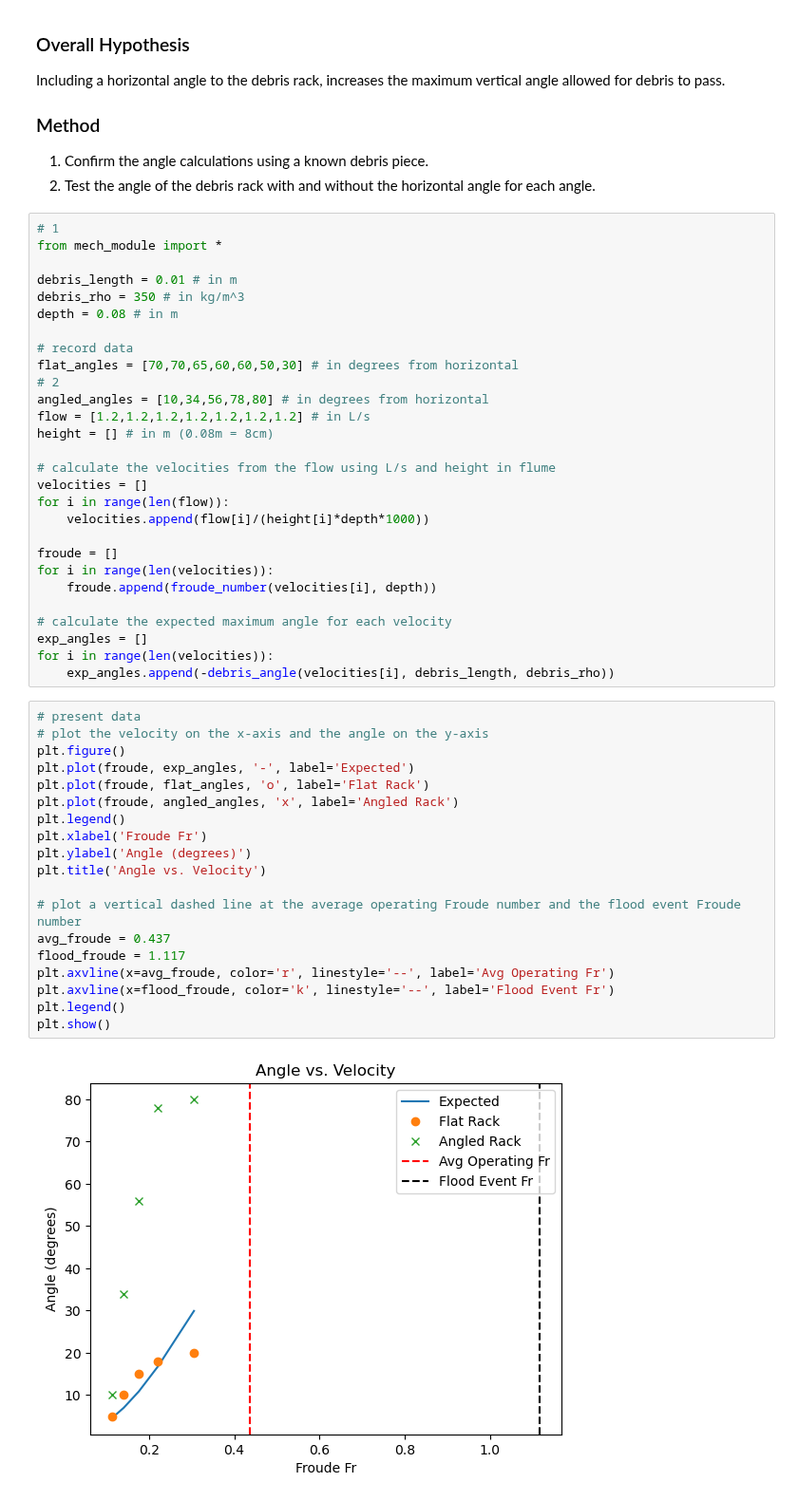
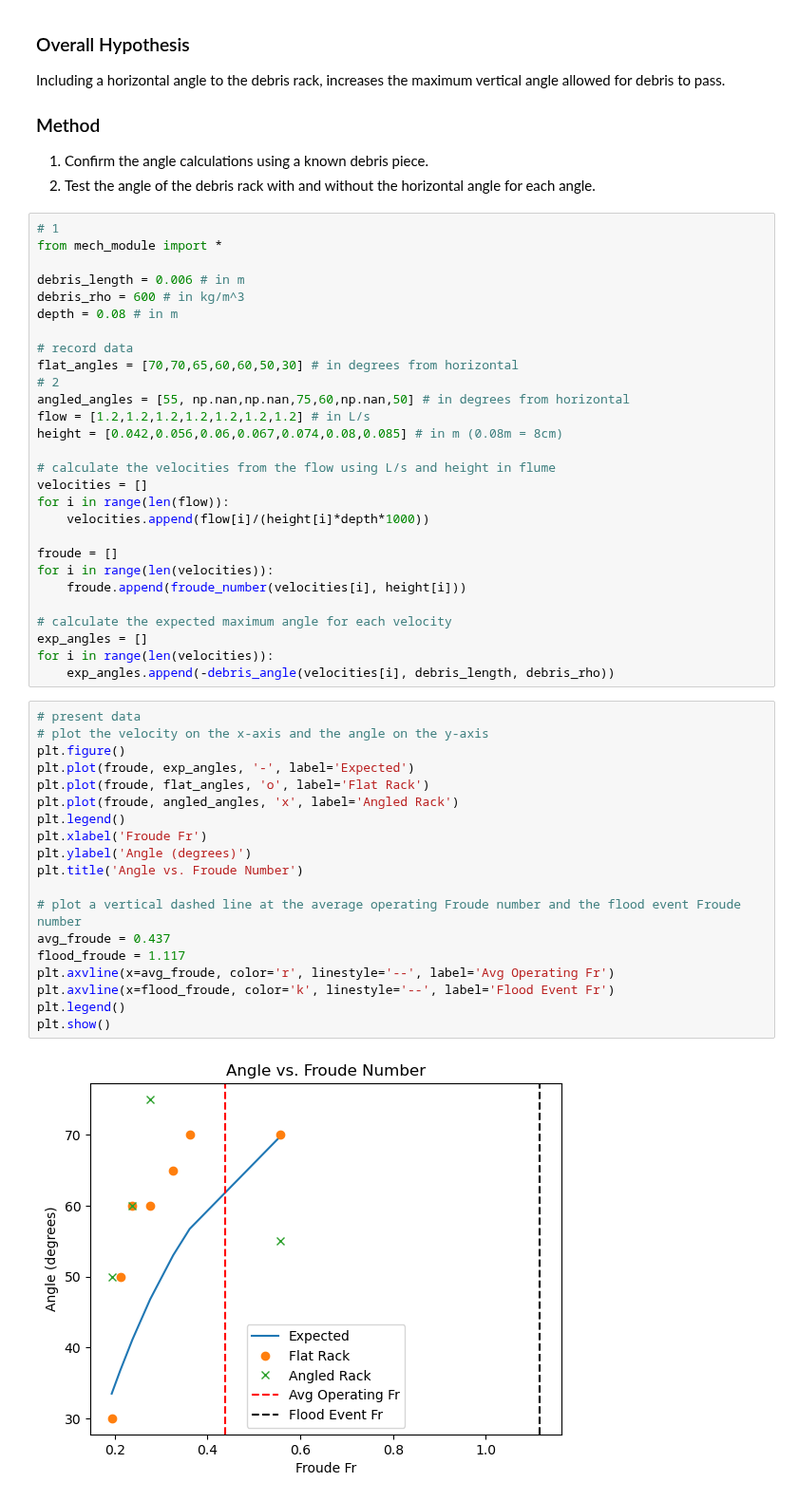
Before and after one commit to pilipb/DP5-code, a Jupyter notebook: flume.ipynb, the cells around one changed output. Shown at 95% size. Drawn from its saved outputs; the diff is of its cells as text.

```diff
--- a/flume.ipynb
+++ b/flume.ipynb
@@ -13,16 +13,16 @@ Including a horizontal angle to the debris rack, increases the maximum vertical
 # 1
 from mech_module import *
 
-debris_length = 0.01 # in m
-debris_rho = 350 # in kg/m^3
+debris_length = 0.006 # in m
+debris_rho = 600 # in kg/m^3
 depth = 0.08 # in m
 
 # record data
 flat_angles = [70,70,65,60,60,50,30] # in degrees from horizontal
 # 2
-angled_angles = [10,34,56,78,80] # in degrees from horizontal
+angled_angles = [55, np.nan,np.nan,75,60,np.nan,50] # in degrees from horizontal
 flow = [1.2,1.2,1.2,1.2,1.2,1.2,1.2] # in L/s
-height = [] # in m (0.08m = 8cm)
+height = [0.042,0.056,0.06,0.067,0.074,0.08,0.085] # in m (0.08m = 8cm)
 
 # calculate the velocities from the flow using L/s and height in flume
 velocities = []
@@ -31,7 +31,7 @@ for i in range(len(flow)):
 
 froude = []
 for i in range(len(velocities)):
-    froude.append(froude_number(velocities[i], depth))
+    froude.append(froude_number(velocities[i], height[i]))
 
 # calculate the expected maximum angle for each velocity
 exp_angles = []
@@ -40,21 +40,21 @@ for i in range(len(velocities)):
 # %%
 # present data
 # plot the velocity on the x-axis and the angle on the y-axis
 plt.figure()
 plt.plot(froude, exp_angles, '-', label='Expected')
 plt.plot(froude, flat_angles, 'o', label='Flat Rack')
 plt.plot(froude, angled_angles, 'x', label='Angled Rack')
 plt.legend()
 plt.xlabel('Froude Fr')
 plt.ylabel('Angle (degrees)')
-plt.title('Angle vs. Velocity')
+plt.title('Angle vs. Froude Number')
 
 # plot a vertical dashed line at the average operating Froude number and the flood event Froude number
 avg_froude = 0.437
 flood_froude = 1.117
 plt.axvline(x=avg_froude, color='r', linestyle='--', label='Avg Operating Fr')
 plt.axvline(x=flood_froude, color='k', linestyle='--', label='Flood Event Fr')
 plt.legend()
 plt.show()
 # %% [output]
-[figure, old version]
+[figure, new version]
```
